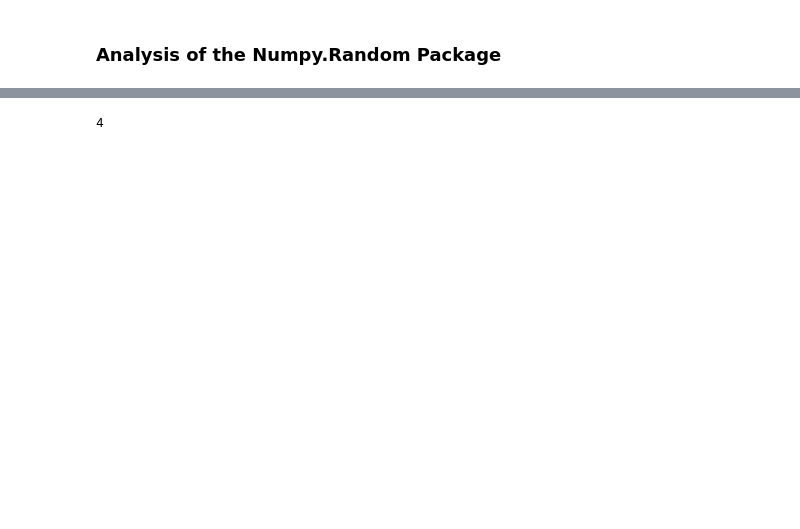
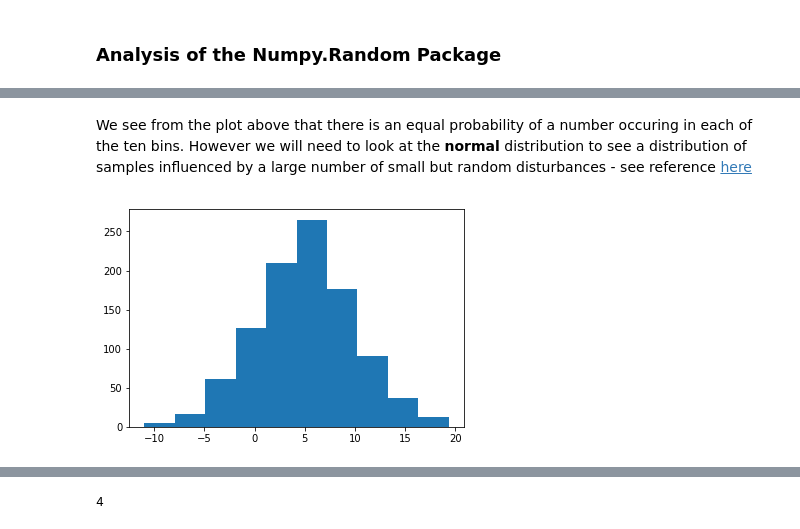
Before and after one commit to jruther/Assign_Repository, a Jupyter notebook: Assignment_for_Programming_for_Data_Analytics.ipynb, the cells around one changed output, grey strips where cells are left out. Cells and saved outputs as stored; diff of their text form; code cells hidden in the pictures; blank space fills up the shorter version.

```diff
--- a/Assignment_for_Programming_for_Data_Analytics.ipynb
+++ b/Assignment_for_Programming_for_Data_Analytics.ipynb
@@ -23,0 +72,10 @@ array([[0.22345422, 0.58153946, 0.81614381, 0.9409009 , 0.57658785,
+# %% [markdown]
+We see from the plot above that there is an equal probability of a number occuring in each of the ten bins.  However we will need to look at the **normal** distribution to see a distribution of samples influenced by a large number of small but random disturbances - see reference [here](https://docs.scipy.org/doc/numpy/reference/generated/numpy.random.normal.html#numpy.random.normal)
+# %%
+#To examine the normal distribution, we call the following function numpy.random.normal(loc=0.0, scale=1.0, size=None).
+#'loc' refers to the centre of the distribution, 'scale' refers to the spread, and size is the output shape.
+n = np.random.normal(5,5,1000)
+plt.hist(n)
+plt.show()
+# %% [output]
+[figure, added]
```
Also changed, not shown: parts of 17 cells of this notebook.
